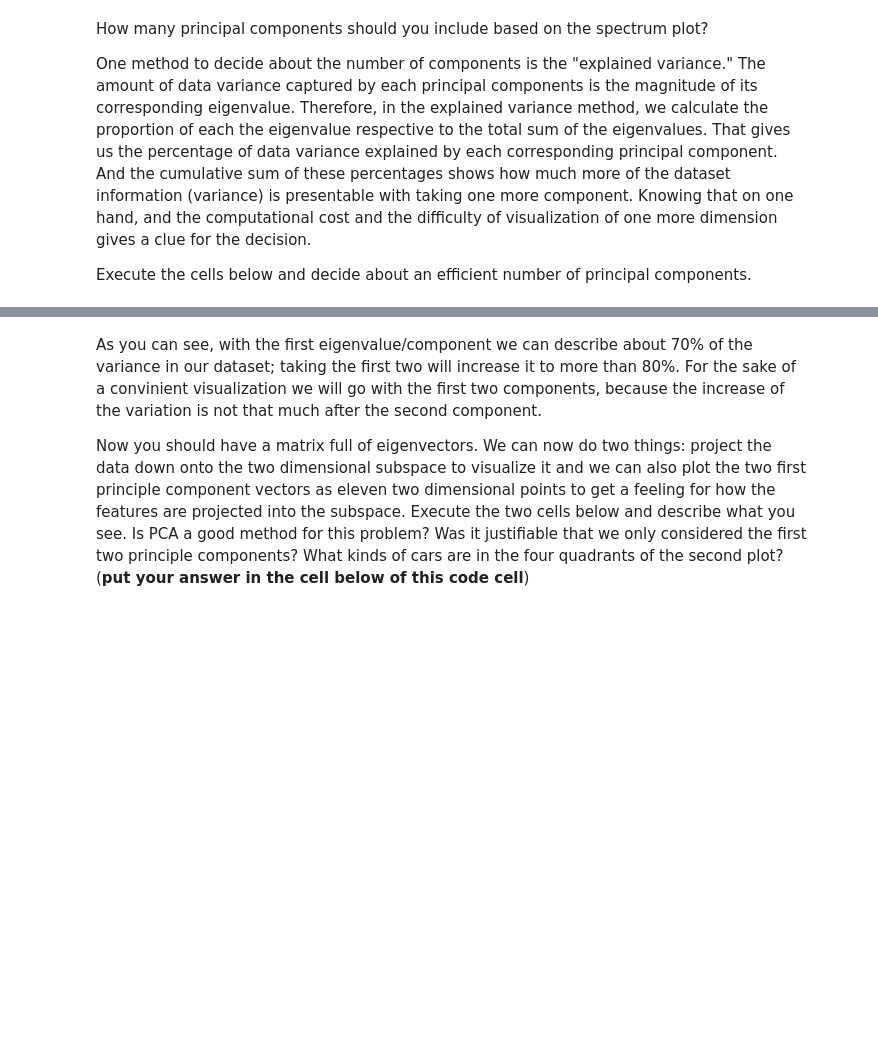
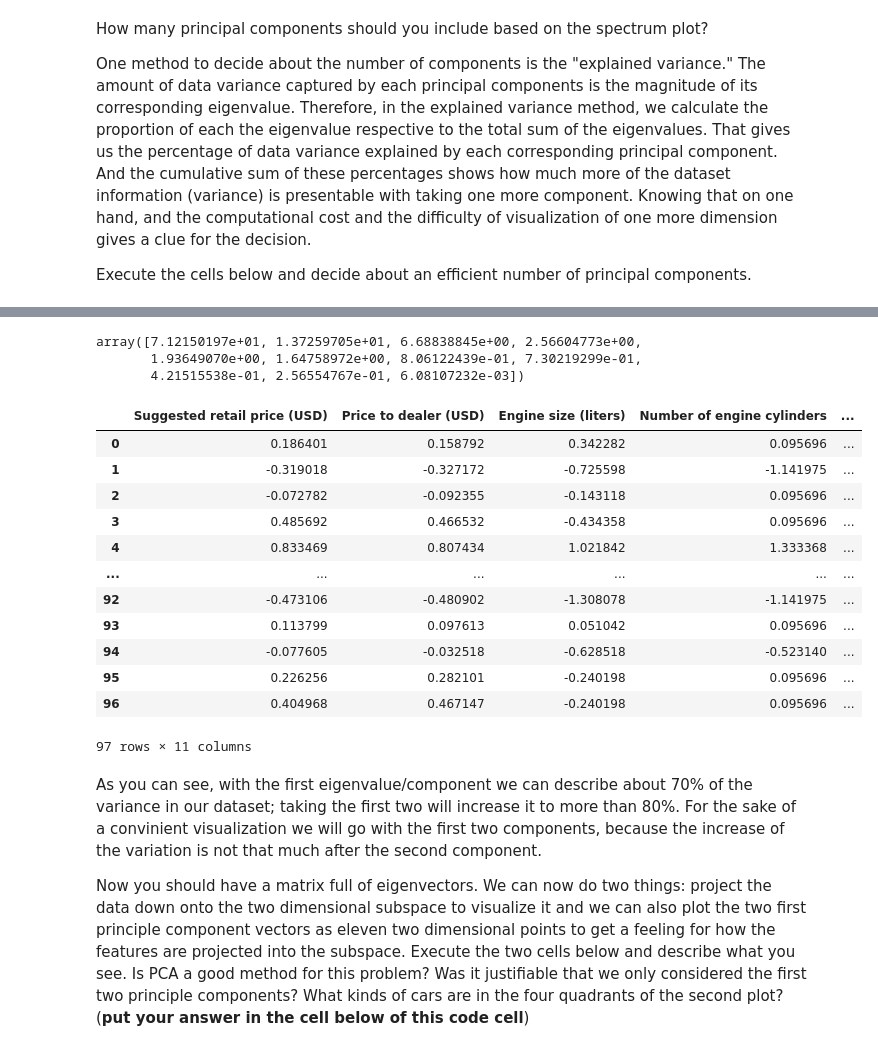
Before and after one commit to MagMueller/MLHW, a Jupyter notebook: Sheet_05_Magnus/Sheet 05/sheet05.ipynb, the cells around one changed output, grey strips where cells are left out. Drawn from its saved outputs; the diff is of its cells as text; code cells hidden in the pictures; blank space fills up the shorter version.

```diff
--- a/Sheet_05_Magnus/Sheet 05/sheet05.ipynb
+++ b/Sheet_05_Magnus/Sheet 05/sheet05.ipynb
@@ -138,0 +228,6 @@ Execute the cells below and decide about an efficient number of principal compon
+# %%
+var_exp
+# %% [output]
+array([7.12150197e+01, 1.37259705e+01, 6.68838845e+00, 2.56604773e+00,
+       1.93649070e+00, 1.64758972e+00, 8.06122439e-01, 7.30219299e-01,
+       4.21515538e-01, 2.56554767e-01, 6.08107232e-03])
@@ -138,0 +239,16 @@ Execute the cells below and decide about an efficient number of principal compon
+# %%
+cars_norm
+# %% [output]
+|  | Suggested retail price (USD) | Price to dealer (USD) | Engine size (liters) | Number of engine cylinders | ... |
+| 0 | 0.186401 | 0.158792 | 0.342282 | 0.095696 | ... |
+| 1 | -0.319018 | -0.327172 | -0.725598 | -1.141975 | ... |
+| 2 | -0.072782 | -0.092355 | -0.143118 | 0.095696 | ... |
+| 3 | 0.485692 | 0.466532 | -0.434358 | 0.095696 | ... |
+| 4 | 0.833469 | 0.807434 | 1.021842 | 1.333368 | ... |
+| ... | ... | ... | ... | ... | ... |
+| 92 | -0.473106 | -0.480902 | -1.308078 | -1.141975 | ... |
+| 93 | 0.113799 | 0.097613 | 0.051042 | 0.095696 | ... |
+| 94 | -0.077605 | -0.032518 | -0.628518 | -0.523140 | ... |
+| 95 | 0.226256 | 0.282101 | -0.240198 | 0.095696 | ... |
+| 96 | 0.404968 | 0.467147 | -0.240198 | 0.095696 | ... |
+97 rows × 11 columns
```
Also changed, not shown: parts of 27 cells of this notebook.
